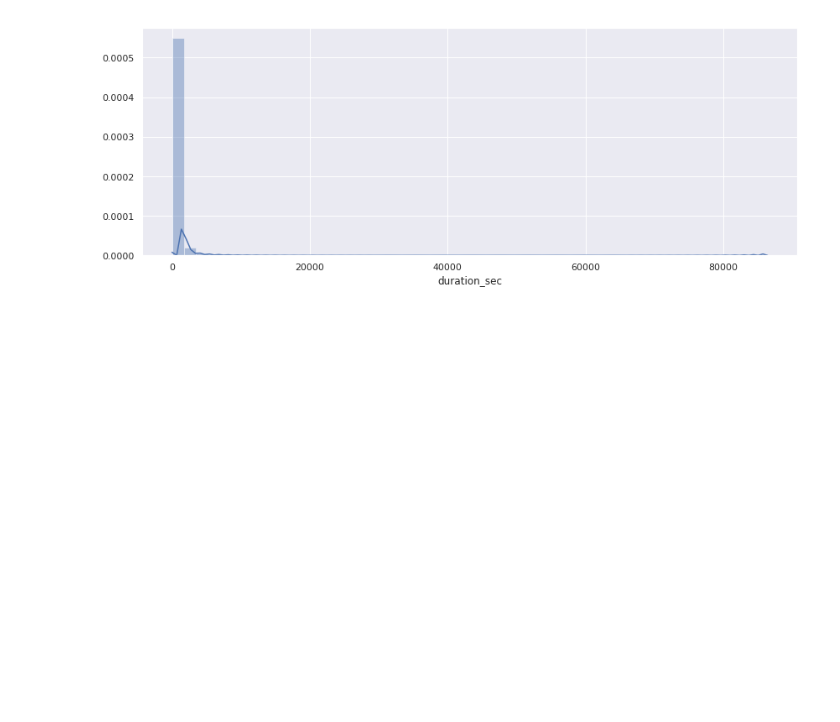
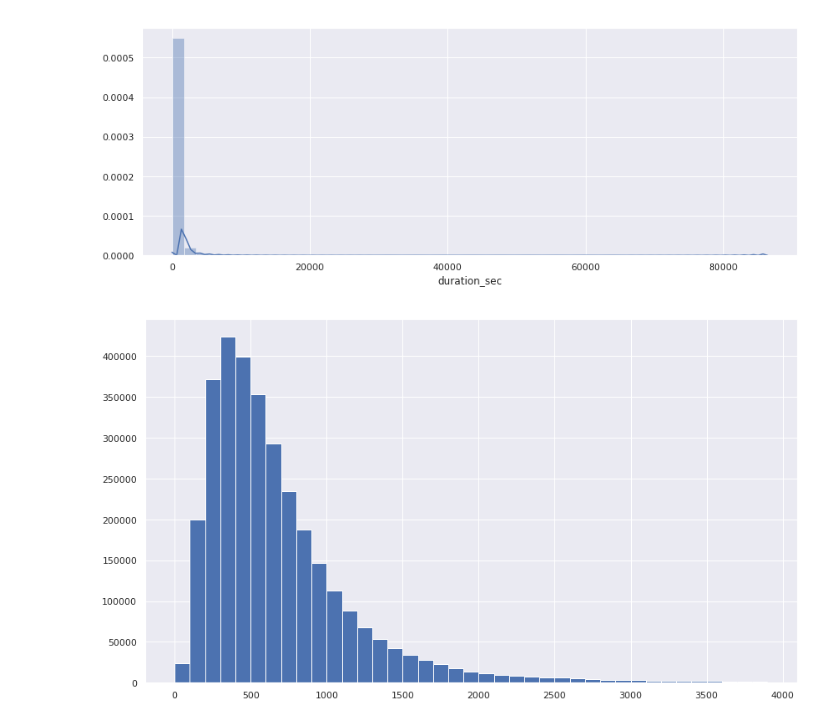
Before and after one commit to sdmccaul/udacity-da-viz, a Jupyter notebook: exploratory.ipynb, the cells around one changed output. Drawn from its saved outputs; the diff is of its cells as text; code cells hidden in the pictures; blank space fills up the shorter version.

```diff
--- a/exploratory.ipynb
+++ b/exploratory.ipynb
@@ -115,3 +115,23 @@ df.head(20)
 | 17 | 1397 | 2017-12-31 23:55:09.686 | 2018-01-01 00:18:26.721 | 78 | Folsom St at 9th St | 37.773717 | ... |
 | 18 | 1532 | 2017-12-31 23:52:49.497 | 2018-01-01 00:18:21.953 | 78 | Folsom St at 9th St | 37.773717 | ... |
 | 19 | 1216 | 2017-12-31 23:46:33.993 | 2018-01-01 00:06:50.058 | 4 | Cyril Magnin St at Ellis St | 37.785881 | ... |
+# %%
+#https://gist.github.com/rochacbruno/2883505
+
+import math
+
+def distance(start_lat, start_lon, end_lat, end_lon):
+    radius = 6371 * 1000 # meters
+
+    dlat = math.radians(end_lat-start_lat)
+    dlon = math.radians(end_lon-start_lon)
+    a = math.sin(dlat/2) * math.sin(dlat/2) + math.cos(math.radians(start_lat)) \
+        * math.cos(math.radians(end_lat)) * math.sin(dlon/2) * math.sin(dlon/2)
+    c = 2 * math.atan2(math.sqrt(a), math.sqrt(1-a))
+    d = radius * c
+
+    return d
+# %%
+df['trip_distance'] = df.apply(lambda x: distance(
+    x.start_station_latitude, x.start_station_longitude,
+    x.end_station_latitude, x.end_station_longitude), axis=1)
@@ -117,0 +170,6 @@ df.head(20)
+# %%
+df['start_month'] = df.start_time.dt.month
+df['start_year'] = df.start_time.dt.year
+df['start_day'] = df.start_time.dt.day
+df['duration_min'] = df.duration_sec / 60
+df['member_age'] = df.apply(lambda x: x.start_year - x.member_birth_year, axis=1)
@@ -199,3 +287,8 @@ sb.set(rc={'figure.figsize':(14,5)})
 sb.distplot(df['duration_sec']);
 # %% [output]
 [figure]
+# %%
+bins = np.arange(0, 4000, 100)
+plt.hist(data=df, x='duration_sec', bins=bins);
+# %% [output]
+[figure, added]
```
Also changed, not shown: parts of 4 cells of this notebook.
